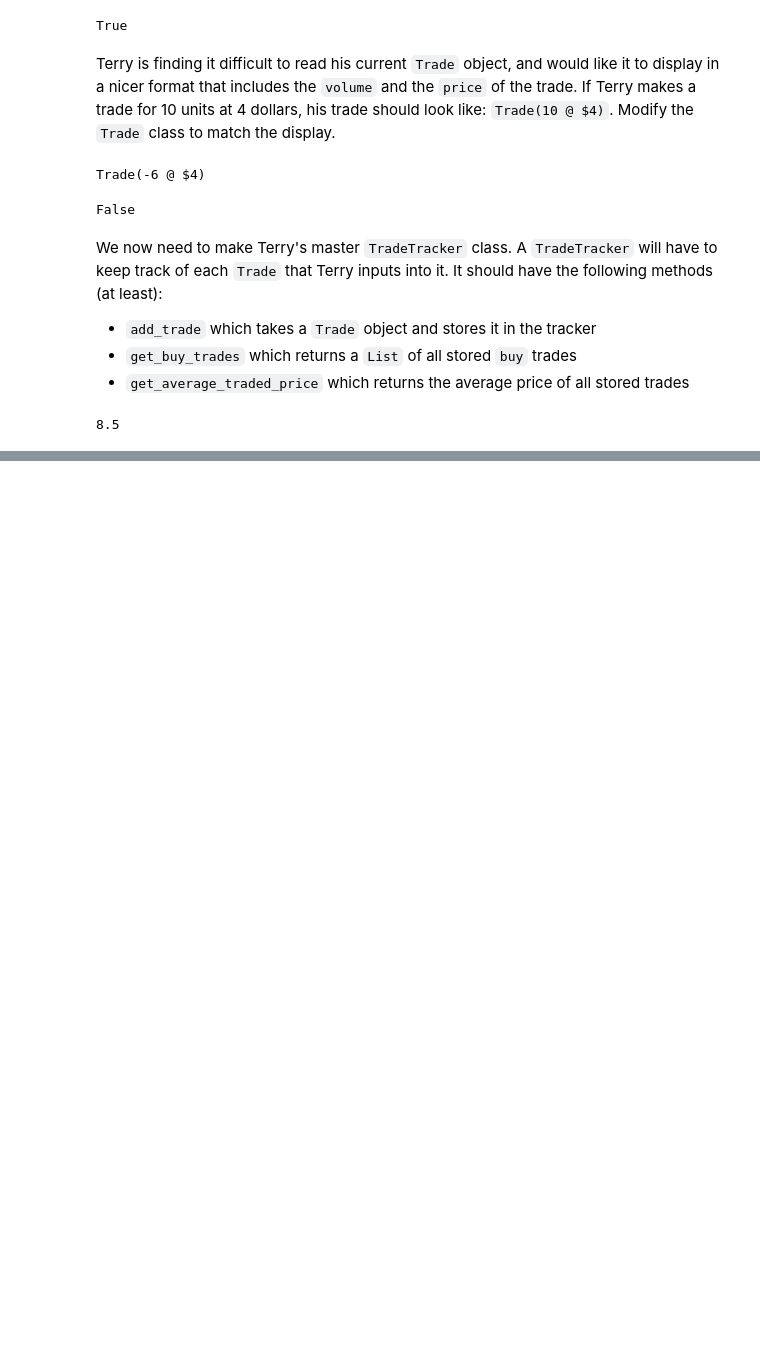
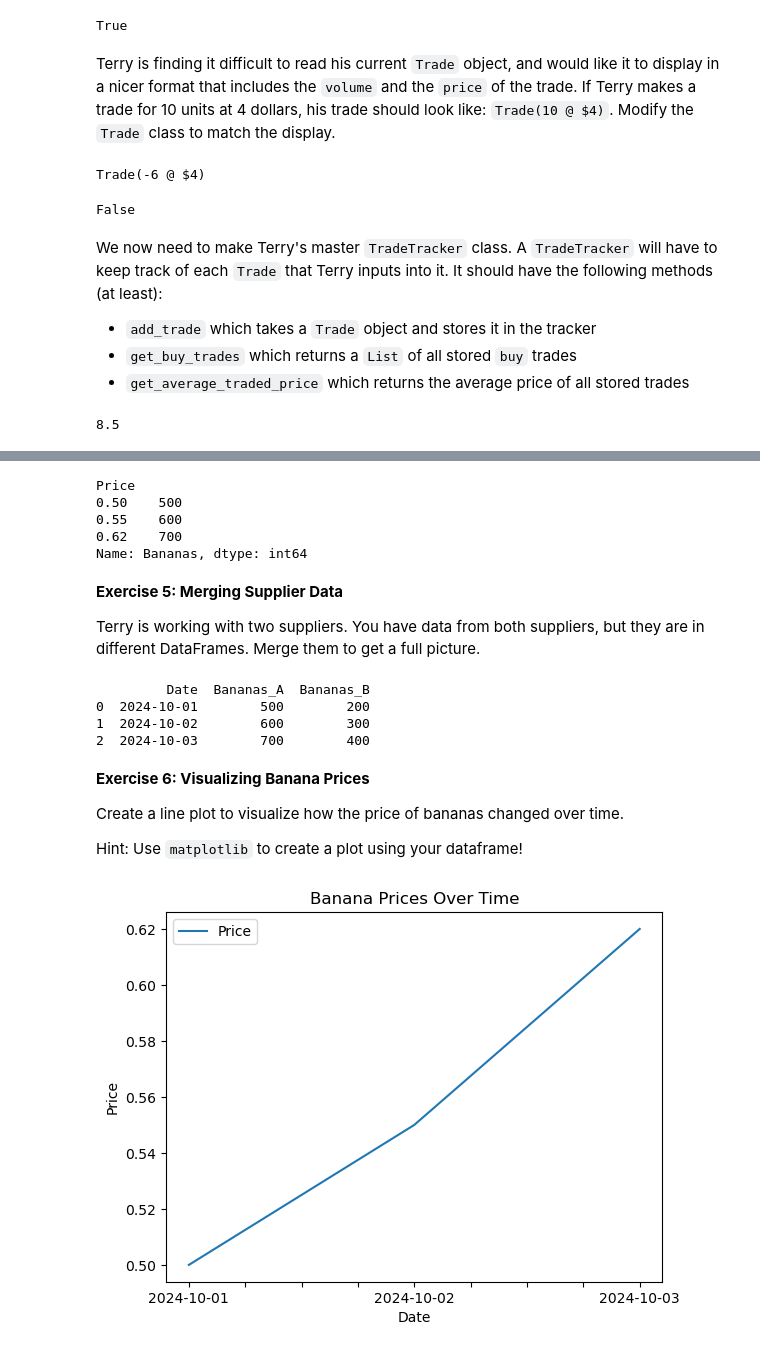
Before and after one commit to Tiger-Quant/tutoralFS2024, a Jupyter notebook: python101_solutions.ipynb, the cells around one changed output, grey strips where cells are left out. Cells and saved outputs as stored; diff of their text form; code cells hidden in the pictures; blank space fills up the shorter version.

Commit message:
Added exercises and solutions for using python libraries pandas, matplotlib, and yfinance!

```diff
--- a/python101_solutions.ipynb
+++ b/python101_solutions.ipynb
@@ -322,0 +355,11 @@ tracker.get_average_traded_price()
+# %%
+import pandas as pd
+
+data = {
+    "Date": ["2024-10-01", "2024-10-02", "2024-10-03"],
+    "Bananas": [500, 600, 700],
+    "Price" : [.5, .55, .62]
+}
+
+df = pd.DataFrame(data)
+print(df)
@@ -322,0 +415,49 @@ tracker.get_average_traded_price()
+# %%
+grouped_data = df.groupby("Price")["Bananas"].sum()
+print(grouped_data)
+# %% [output]
+Price
+0.50    500
+0.55    600
+0.62    700
+Name: Bananas, dtype: int64
+# %% [markdown]
+**Exercise 5: Merging Supplier Data**
+
+Terry is working with two suppliers. You have data from both suppliers, but they are in different DataFrames. Merge them to get a full picture.
+# %%
+supplier_a = pd.DataFrame({
+    'Date': ['2024-10-01', '2024-10-02', '2024-10-03'],
+    'Bananas': [500, 600, 700]
+})
+
+supplier_b = pd.DataFrame({
+    'Date': ['2024-10-01', '2024-10-02', '2024-10-03'],
+    'Bananas': [200, 300, 400]
+})
+
+# Merge the two DataFrames on 'Date'
+merged_data = pd.merge(supplier_a, supplier_b, on='Date', suffixes=('_A', '_B'))
+print(merged_data)
+# %% [output]
+         Date  Bananas_A  Bananas_B
+0  2024-10-01        500        200
+1  2024-10-02        600        300
+2  2024-10-03        700        400
+# %% [markdown]
+**Exercise 6: Visualizing Banana Prices**
+
+Create a line plot to visualize how the price of bananas changed over time.
+
+Hint: Use `matplotlib` to create a plot using your dataframe!
+# %%
+import matplotlib.pyplot as plt
+
+# Plot the 'Price' column
+df.plot(x='Date', y='Price', kind='line')
+plt.xlabel('Date')
+plt.ylabel('Price')
+plt.title('Banana Prices Over Time')
+plt.show()
+# %% [output]
+[figure, added]
```
Also changed, not shown: parts of 22 cells of this notebook, 1 other file.
